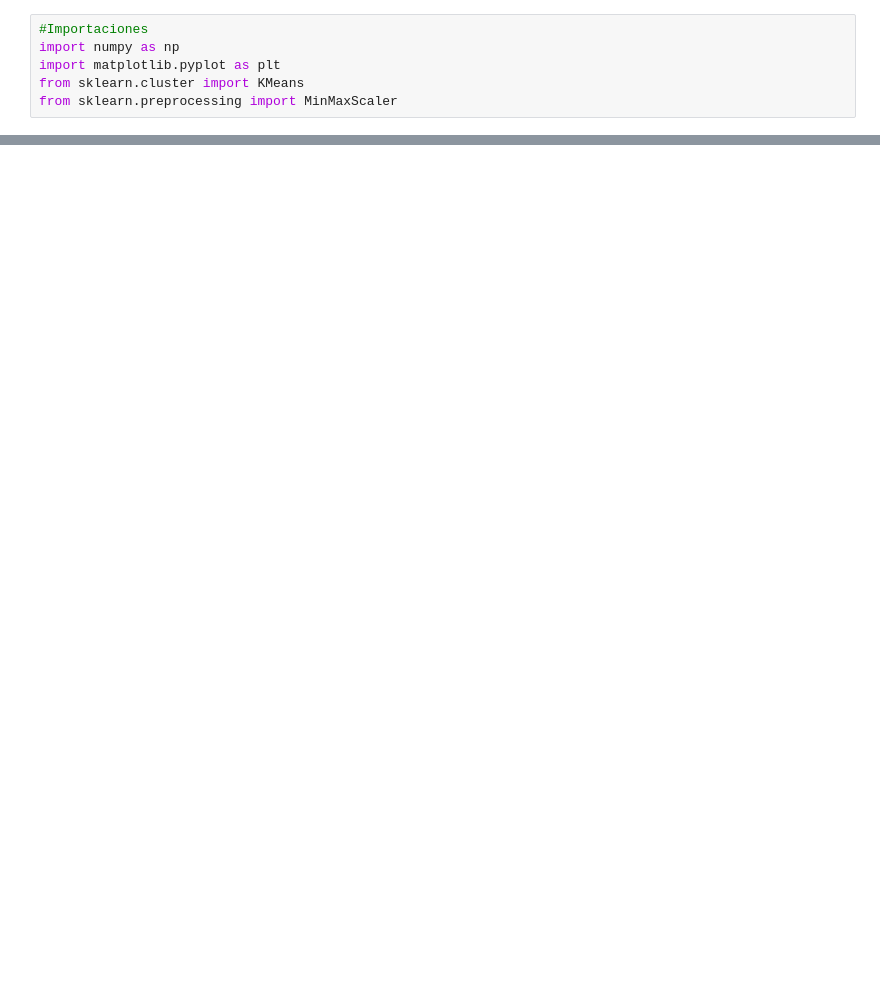
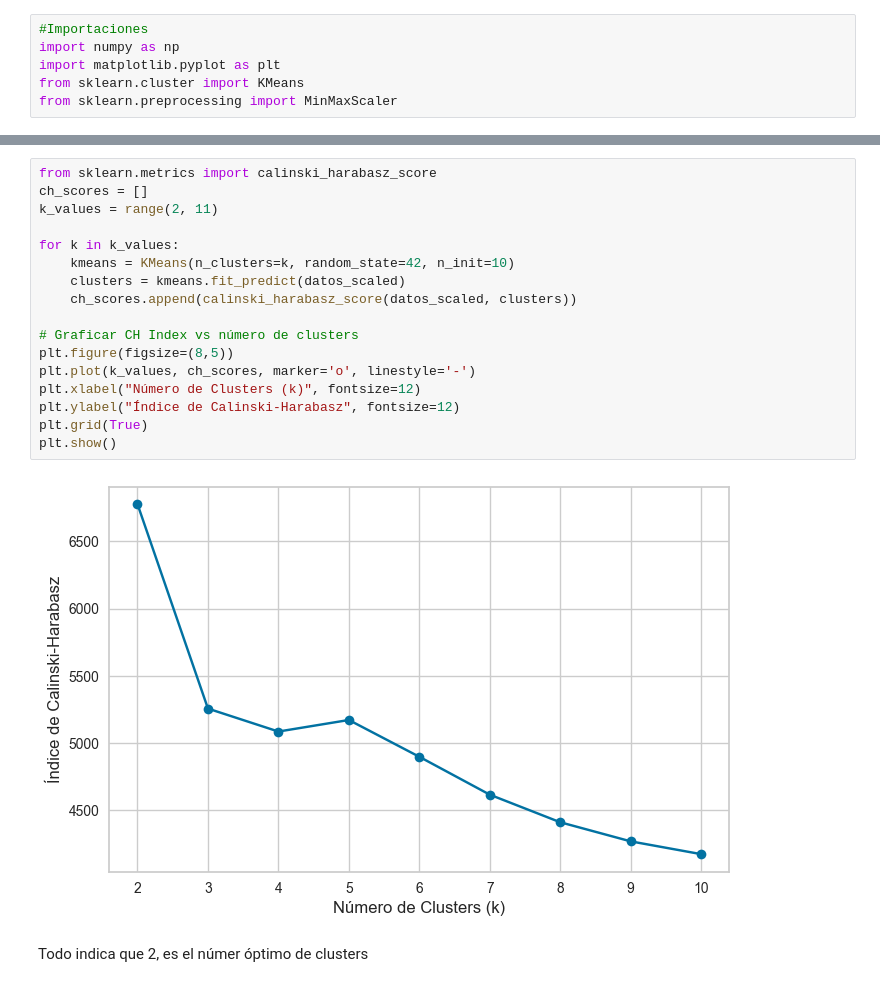
Before and after one commit to ClaudiaGtzD/TesinaMCD, a Jupyter notebook: 03_Clusterización.ipynb, the cells around one changed output, grey strips where cells are left out. Cells and saved outputs as stored; diff of their text form; blank space fills up the shorter version.

```diff
--- a/03_Clusterización.ipynb
+++ b/03_Clusterización.ipynb
@@ -193,0 +169,21 @@ Para n_clusters = 5, el promedio de silueta es: 0.778
+# %%
+from sklearn.metrics import calinski_harabasz_score
+ch_scores = []
+k_values = range(2, 11)
+
+for k in k_values:
+    kmeans = KMeans(n_clusters=k, random_state=42, n_init=10)
+    clusters = kmeans.fit_predict(datos_scaled)
+    ch_scores.append(calinski_harabasz_score(datos_scaled, clusters))
+
+# Graficar CH Index vs número de clusters
+plt.figure(figsize=(8,5))
+plt.plot(k_values, ch_scores, marker='o', linestyle='-')
+plt.xlabel("Número de Clusters (k)", fontsize=12)
+plt.ylabel("Índice de Calinski-Harabasz", fontsize=12)
+plt.grid(True)
+plt.show()
+# %% [output]
+[figure, added]
+# %% [markdown]
+Todo indica que 2, es el númer óptimo de clusters
```
Also changed, not shown: parts of 35 cells of this notebook, 51 other files.
